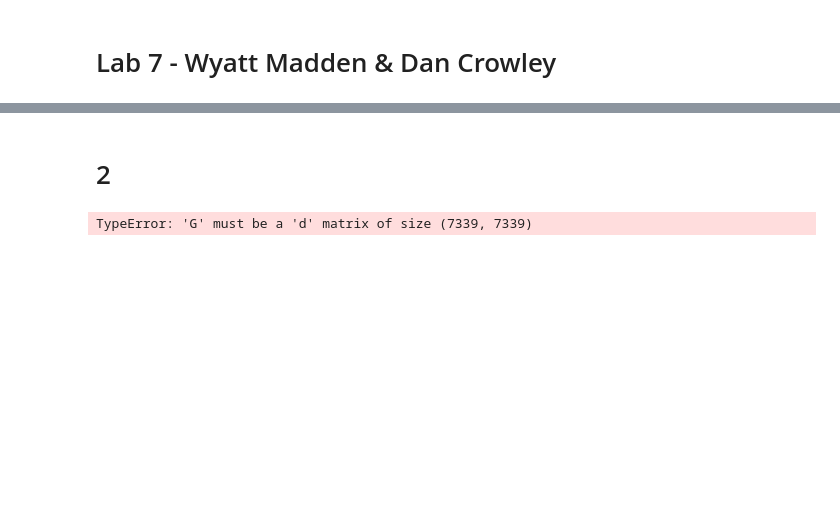
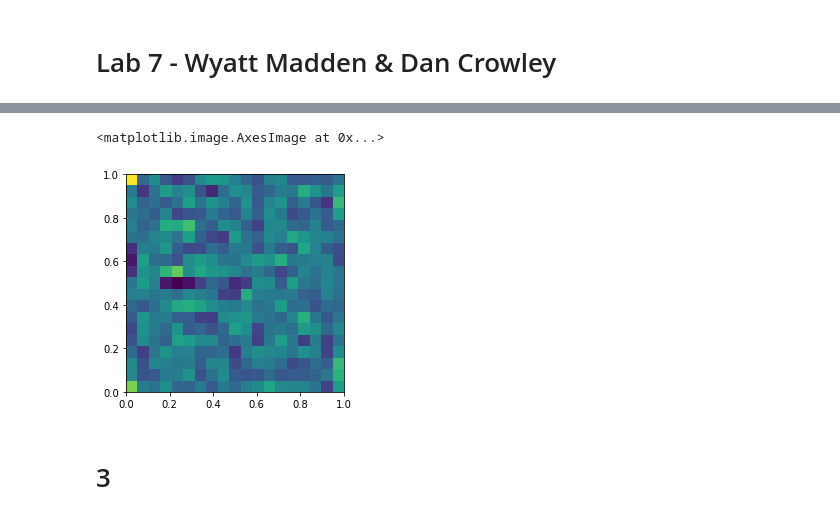
Before and after one commit to WyattGMadden/mathematics_of_machine_learning_group_19, a Jupyter notebook: labs/lab7/lab_7_wyatt_madden_dan_crowley.ipynb, the cells around one changed output, grey strips where cells are left out. Cells and saved outputs as stored; diff of their text form; code cells hidden in the pictures; blank space fills up the shorter version.

```diff
--- a/labs/lab7/lab_7_wyatt_madden_dan_crowley.ipynb
+++ b/labs/lab7/lab_7_wyatt_madden_dan_crowley.ipynb
@@ -52 +67,10 @@ def softsvm(X, l, gamma):
     return(w, b, xi)
+# %%
+X = mat["X"]
+l = mat["L"]
+dims = mat["dims"]
+temp = softsvm(X, l, 0.005)
+
+w = temp[0]
+b = temp[1]
+xi = temp[2]
@@ -53,42 +95,8 @@ def softsvm(X, l, gamma):
+# %%
+dat_2 = np.reshape(w, [dims[0][0], dims[0][1]])
+plt.imshow(dat_2, extent=[0, 1, 0, 1])
+# %% [output]
+<matplotlib.image.AxesImage at 0x...>
+[figure, added]
 # %% [markdown]
-# 2
+# 3
-# %%
-X = mat["X"]
-l = mat["L"]
-
-    D,N = X.shape
-
-    x = np.repeat(1, N + D + 1) #should it be 1? i honestly dont know
-    #G = np.identity(n=N+D+1) * np.concatenate((np.repeat(0.00001, N), np.repeat(1, D), np.repeat(0.00001,1)), axis = 0)
-    P = np.identity(n=N+D+1) * np.concatenate((np.repeat(0, N), np.repeat(1, D), np.repeat(0,1)), axis = 0)
-    q = np.concatenate((np.repeat(1, N), np.repeat(0, D + 1)))
-    G =np.concatenate((-1*np.identity(N), np.transpose(np.dot(np.identity(N) * l, np.transpose(X))), np.transpose(-1*l)))
-    G= np.transpose(G)
-    h = np.repeat(-1, G.shape[1])
-    A = np.identity(n = N + D + 1)
-    b= np.repeat(1, N + D + 1)
-
-    P = matrix(P.astype('float'))
-    q = matrix(q.astype('float'))
-    G = matrix(G.astype('float'))
-    h = matrix(h.astype('float'))
-    A = matrix(A.astype('float'))
-    b = matrix(b.astype('float'))
-
-    sol = cvxopt.solvers.qp(P, q, G, h, A, b)
-    #http://cvxopt.org/userguide/coneprog.html#quadratic-programming
-
-
-    #construct H, f, A, b, and lb
-    #quadprog.solve_qp()
-        #min 1/2 (x.T G X + ax)
-        #st c x <= b
-    sol=solvers.qp(Q, p, h)
-
-    #sol = quadprog.solve_qp(G, a, c, b, meq)
-
-# distribute components of x into w, b, and xi:
-
-softsvm(X, l, 0.005)
-# %% [output]
-TypeError: 'G' must be a 'd' matrix of size (7339, 7339)
```
Also changed, not shown: parts of 12 cells of this notebook, 5 other files.
